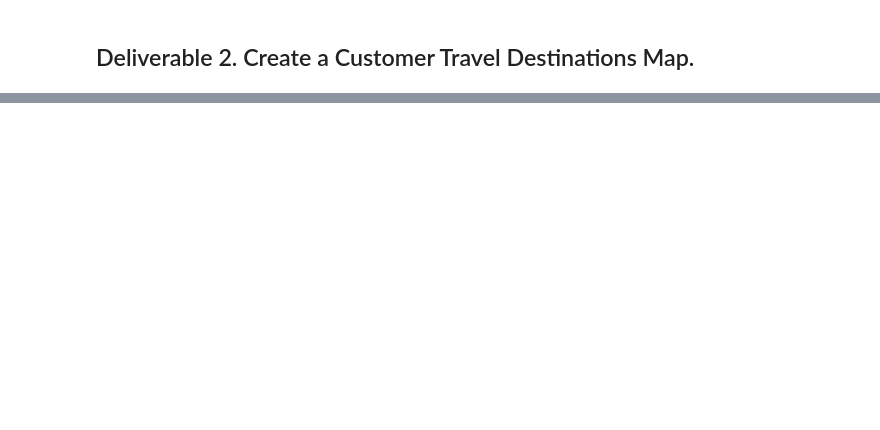
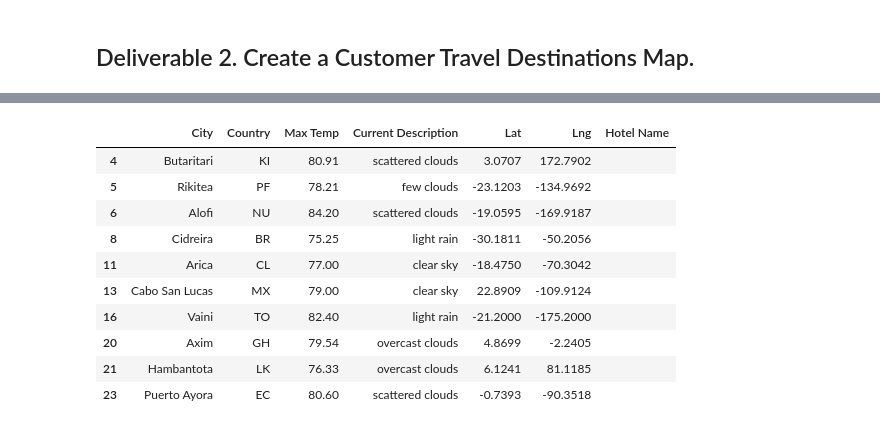
Before and after one commit to danig89/World_Weather_Analysis, a Jupyter notebook: Vacation_Search/Vacation_Search.ipynb, the cells around one changed output, grey strips where cells are left out. Saved outputs shown, nothing was run; the diff lists cells and outputs as text; code cells hidden in the pictures; blank space fills up the shorter version.

```diff
--- a/Vacation_Search/Vacation_Search.ipynb
+++ b/Vacation_Search/Vacation_Search.ipynb
@@ -28,10 +80,22 @@ city_data_df.head()
 # %%
 # 5a. Create DataFrame called hotel_df to store hotel names along with city, country, max temp, and coordinates.
-hotel_df = clean_df[["City", "Country", "Max Temp", "Current Description", "Lat", "Lng"]].copy()
+hotel_df = preferred_cities_df[["City", "Country", "Max Temp", "Current Description", "Lat", "Lng"]].copy()
 
 # 5b. Create a new column "Hotel Name"
 hotel_df["Hotel Name"] = ""
 hotel_df.head(10)
+# %% [output]
+|  | City | Country | Max Temp | Current Description | Lat | Lng | Hotel Name |
+| 4 | Butaritari | KI | 80.91 | scattered clouds | 3.0707 | 172.7902 |  |
+| 5 | Rikitea | PF | 78.21 | few clouds | -23.1203 | -134.9692 |  |
+| 6 | Alofi | NU | 84.20 | scattered clouds | -19.0595 | -169.9187 |  |
+| 8 | Cidreira | BR | 75.25 | light rain | -30.1811 | -50.2056 |  |
+| 11 | Arica | CL | 77.00 | clear sky | -18.4750 | -70.3042 |  |
+| 13 | Cabo San Lucas | MX | 79.00 | clear sky | 22.8909 | -109.9124 |  |
+| 16 | Vaini | TO | 82.40 | light rain | -21.2000 | -175.2000 |  |
+| 20 | Axim | GH | 79.54 | overcast clouds | 4.8699 | -2.2405 |  |
+| 21 | Hambantota | LK | 76.33 | overcast clouds | 6.1241 | 81.1185 |  |
+| 23 | Puerto Ayora | EC | 80.60 | scattered clouds | -0.7393 | -90.3518 |  |
 # %%
 # 6a. Set parameters to search for hotels with 5000 meters.
 params = {
```
Also changed, not shown: parts of 11 cells of this notebook, 2 other files.
